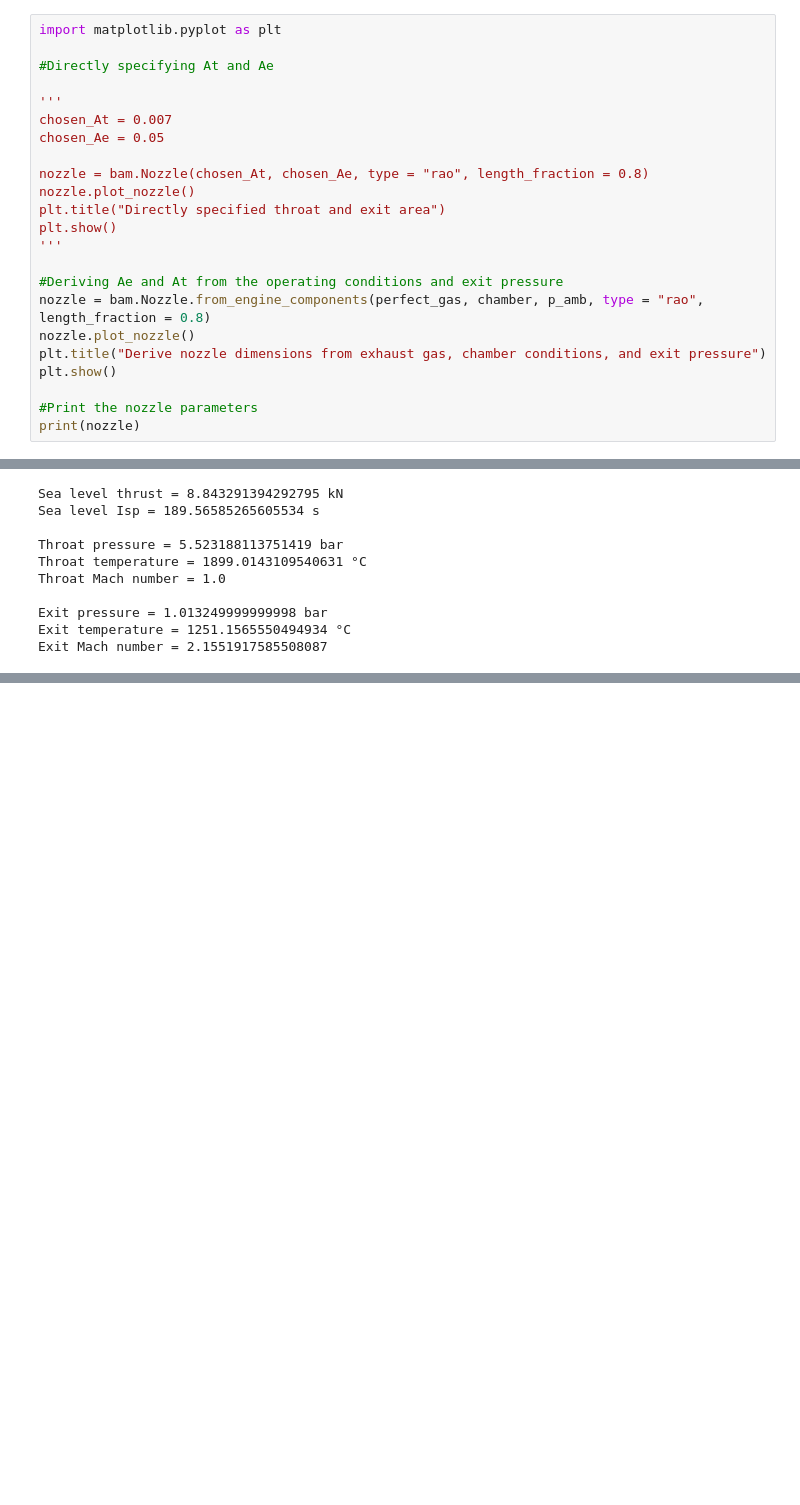
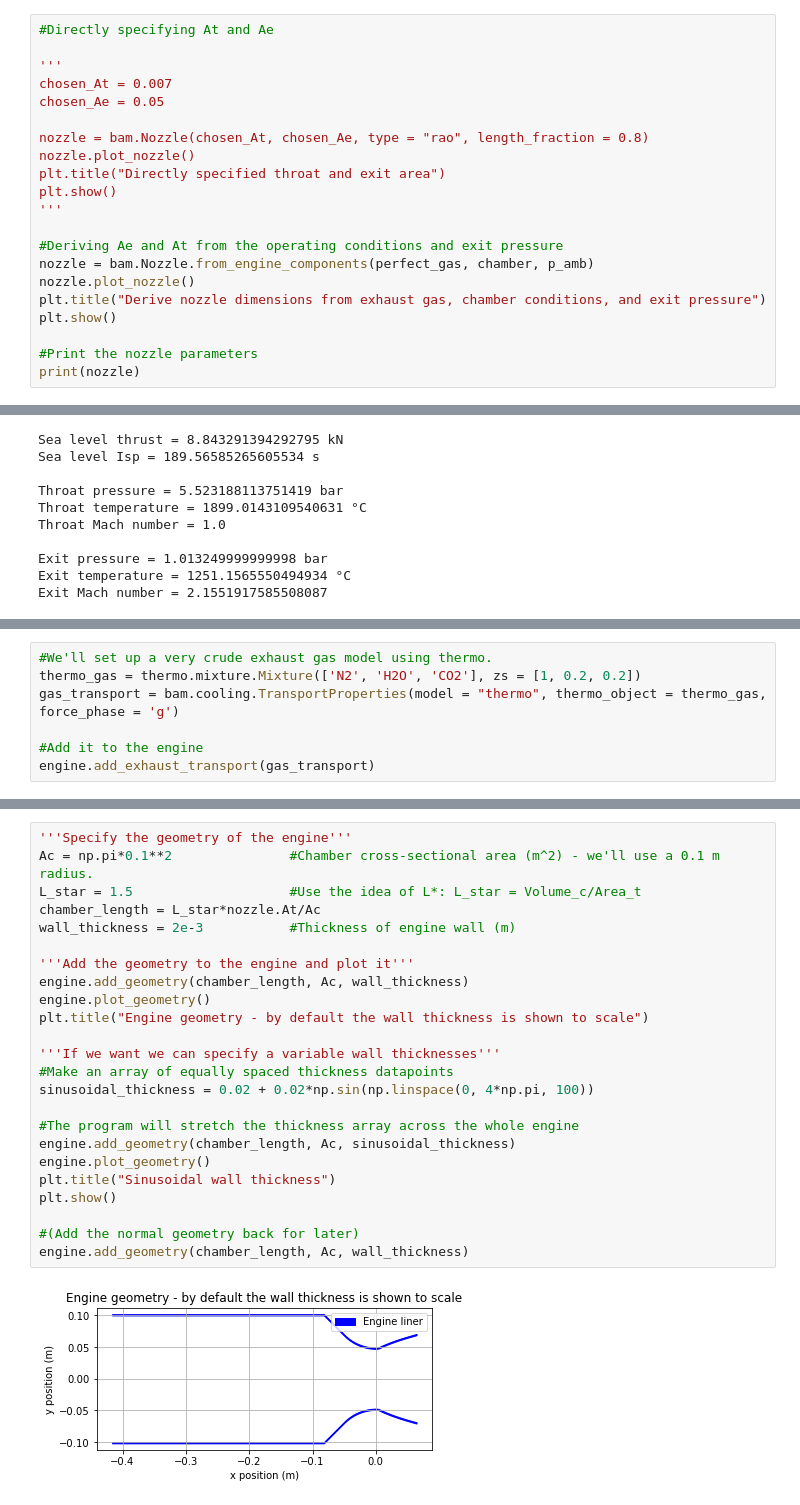
Before and after one commit to cuspaceflight/bamboo, a Jupyter notebook: Introduction to Bamboo.ipynb, the cells around one changed output, grey strips where cells are left out. Saved outputs shown, nothing was run; the diff lists cells and outputs as text; blank space fills up the shorter version.

Commit message:
Bugfixed geometry, added more to Jupyter notebook

```diff
--- a/Introduction to Bamboo.ipynb
+++ b/Introduction to Bamboo.ipynb
@@ -45,8 +50,6 @@ To define the Nozzle, we have two options.
 
 (The 'WARNING: Area ratio is outside the range of the Rao [...] data' message is not problematic. By default the program will try to create a Rao bell nozzle, but the data for such nozzles is unavailable for very large or small area ratios. In either of these cases, <b> the software simply uses an exit angle of 15 degrees</b>).
 # %%
-import matplotlib.pyplot as plt
-
 #Directly specifying At and Ae
 
 '''
@@ -60,7 +63,7 @@ plt.show()
 '''
 
 #Deriving Ae and At from the operating conditions and exit pressure
-nozzle = bam.Nozzle.from_engine_components(perfect_gas, chamber, p_amb, type = "rao", length_fraction = 0.8)
+nozzle = bam.Nozzle.from_engine_components(perfect_gas, chamber, p_amb)
 nozzle.plot_nozzle()
 plt.title("Derive nozzle dimensions from exhaust gas, chamber conditions, and exit pressure")
 plt.show()
@@ -116,0 +129,7 @@ Exit Mach number = 2.1551917585508087
+# %%
+#We'll set up a very crude exhaust gas model using thermo.
+thermo_gas = thermo.mixture.Mixture(['N2', 'H2O', 'CO2'], zs = [1, 0.2, 0.2])
+gas_transport = bam.cooling.TransportProperties(model = "thermo", thermo_object = thermo_gas, force_phase = 'g')
+
+#Add it to the engine
+engine.add_exhaust_transport(gas_transport)
@@ -116,0 +138,26 @@ Exit Mach number = 2.1551917585508087
+# %%
+'''Specify the geometry of the engine'''
+Ac = np.pi*0.1**2               #Chamber cross-sectional area (m^2) - we'll use a 0.1 m radius.
+L_star = 1.5                    #Use the idea of L*: L_star = Volume_c/Area_t
+chamber_length = L_star*nozzle.At/Ac
+wall_thickness = 2e-3           #Thickness of engine wall (m)
+
+'''Add the geometry to the engine and plot it'''
+engine.add_geometry(chamber_length, Ac, wall_thickness)
+engine.plot_geometry()
+plt.title("Engine geometry - by default the wall thickness is shown to scale")
+
+'''If we want we can specify a variable wall thicknesses'''
+#Make an array of equally spaced thickness datapoints
+sinusoidal_thickness = 0.02 + 0.02*np.sin(np.linspace(0, 4*np.pi, 100))
+
+#The program will stretch the thickness array across the whole engine
+engine.add_geometry(chamber_length, Ac, sinusoidal_thickness)
+engine.plot_geometry()
+plt.title("Sinusoidal wall thickness")
+plt.show()
+
+#(Add the normal geometry back for later)
+engine.add_geometry(chamber_length, Ac, wall_thickness)
+# %% [output]
+[figure, added]
```
Also changed, not shown: parts of 18 cells of this notebook, 12 other files.
